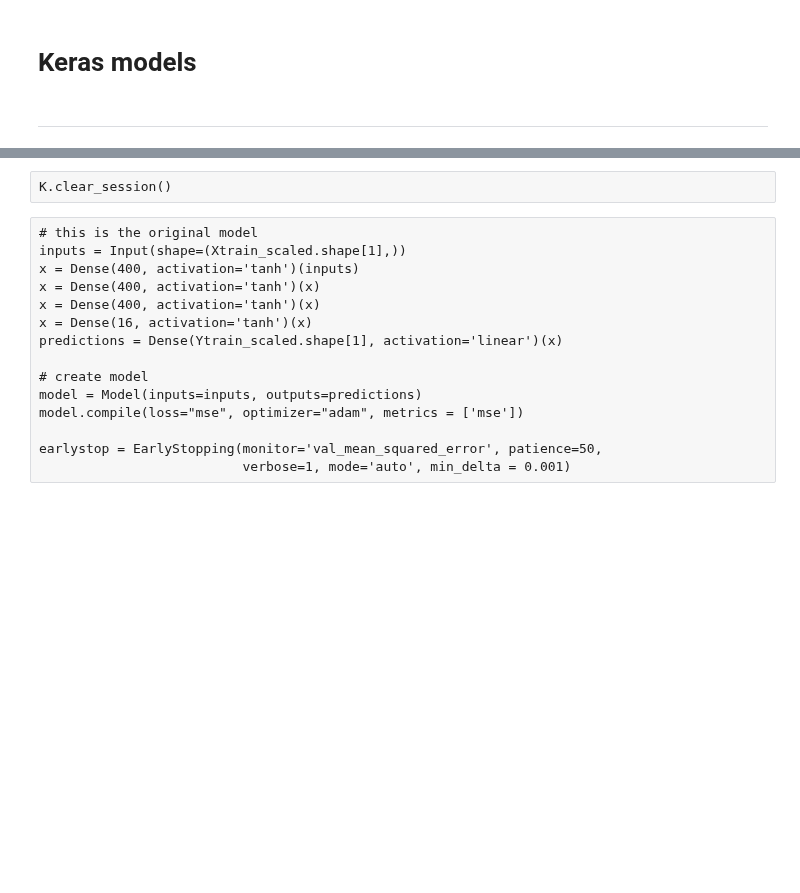
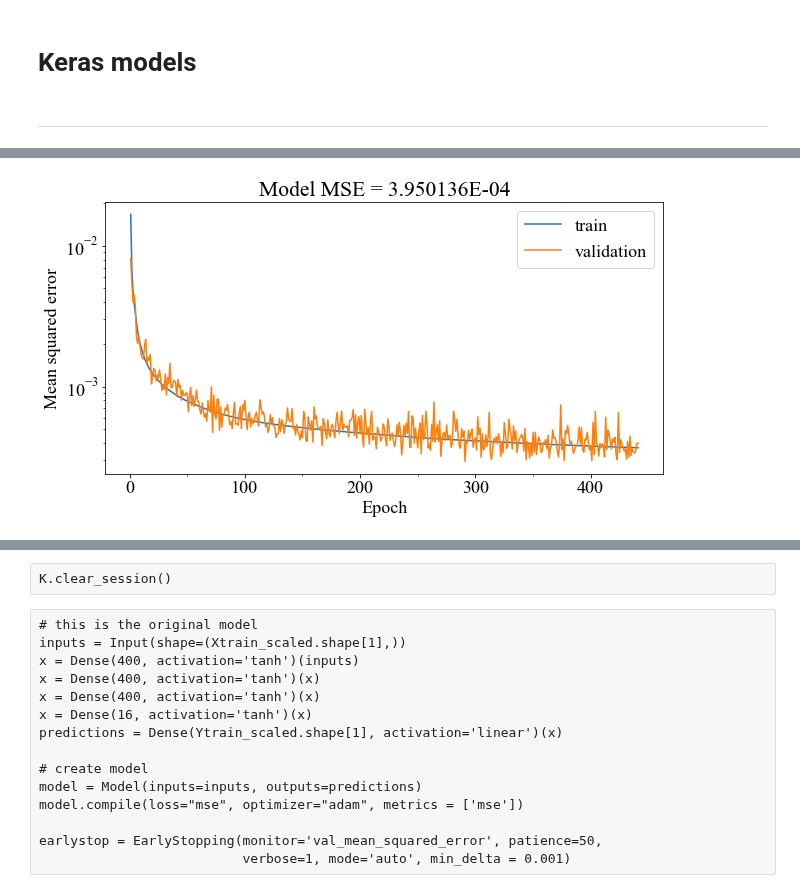
Before and after one commit to oliviatessa/MothMachineLearning, a Jupyter notebook: Underactuated/000_TrainWithPruning.ipynb, the cells around one changed output, grey strips where cells are left out. Drawn from its saved outputs; the diff is of its cells as text; code cells hidden in the pictures; blank space fills up the shorter version.

```diff
--- a/Underactuated/000_TrainWithPruning.ipynb
+++ b/Underactuated/000_TrainWithPruning.ipynb
@@ -843,3 +677,23 @@ plt.show()
+# %%
+# load model
+from keras.models import load_model
+
+modelName =  "Opt_rmsprop__Dro_0__Num_400_400_400_16__Wei_0_2020_01_27__01_30_06"
+modeltimestamp = "2020_01_27__01_30_06"
+model1 = load_model(os.path.join(savedModels,  modelName + ".h5"))
+
+# load weights
+wtsFile = modelName + '_wts.pkl'
+wt1s = pickle.load(open(os.path.join(dataOutput, wtsFile), 'rb'))
+
+# load history with same name as model
+historyFile = modeltimestamp + '_history.pkl'
+historyDict = pickle.load(open(os.path.join(dataOutput, historyFile), 'rb'))
+# %%
+plt.rcParams.update({'font.size': 18})
+plot_model_history_fromDict(historyDict)
+# %% [output]
+[figure, added]
 # %%
 # train with pruning
 numCuts = 1
```
Also changed, not shown: parts of 21 cells of this notebook.
